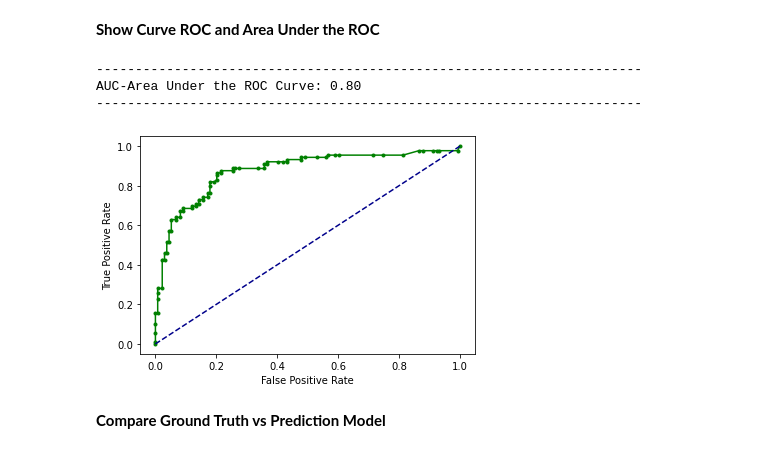
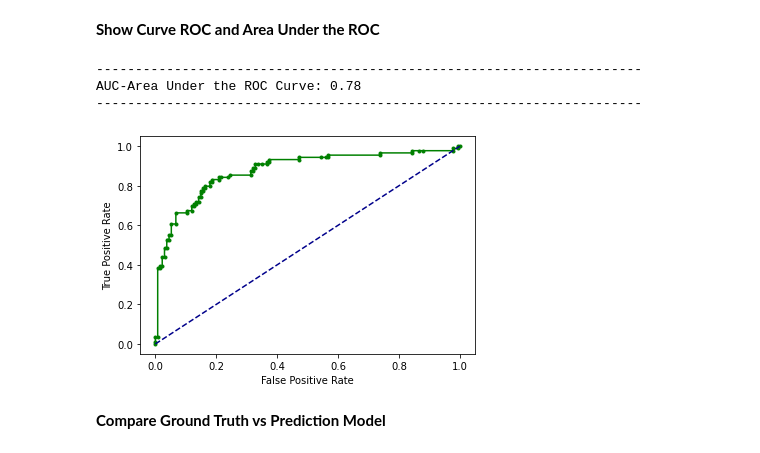
Before and after one commit to faustofcjr/artificial-intelligence, a Jupyter notebook: kaggle/titanic/ensemble_random_forests.ipynb, the cells around one changed output. Cells and saved outputs as stored; diff of their text form; code cells hidden in the pictures.

```diff
--- a/kaggle/titanic/ensemble_random_forests.ipynb
+++ b/kaggle/titanic/ensemble_random_forests.ipynb
@@ -67,7 +69,10 @@ clf = RandomForestClassifier(
     n_estimators=150,
     n_jobs=-1)
 
-clf.fit(X_train, y_train)
-y_predict = clf.predict(X_test)
 
-func.show_model_result(clf, X, y, y_test, y_predict)
+pipeline = make_pipeline(
+    StandardScaler(),
+    clf
+)
+
+_ = pipeline.fit(X_train, y_train)
@@ -110,0 +95,3 @@ pd.DataFrame({
+# %%
+y_predict = pipeline.predict(X_test)
+func.show_model_result(pipeline, X, y, y_test, y_predict)
@@ -111,13 +116,12 @@ pd.DataFrame({
 # %% [markdown]
 **Show Curve ROC and Area Under the ROC**
 # %%
-label = "Random Forest Classifier"
-func.show_curve_roc(clf, X_test, y_test, y_predict, label=label)
+func.show_curve_roc(pipeline, X_test, y_test, y_predict)
 # %% [output]
 ----------------------------------------------------------------------
-AUC-Area Under the ROC Curve: 0.80
+AUC-Area Under the ROC Curve: 0.78
 ----------------------------------------------------------------------
-[figure, old version]
+[figure, new version]
 # %% [markdown]
 __Compare Ground Truth vs Prediction Model__
 # %%
```
Also changed, not shown: parts of 11 cells of this notebook, 8 other files.
